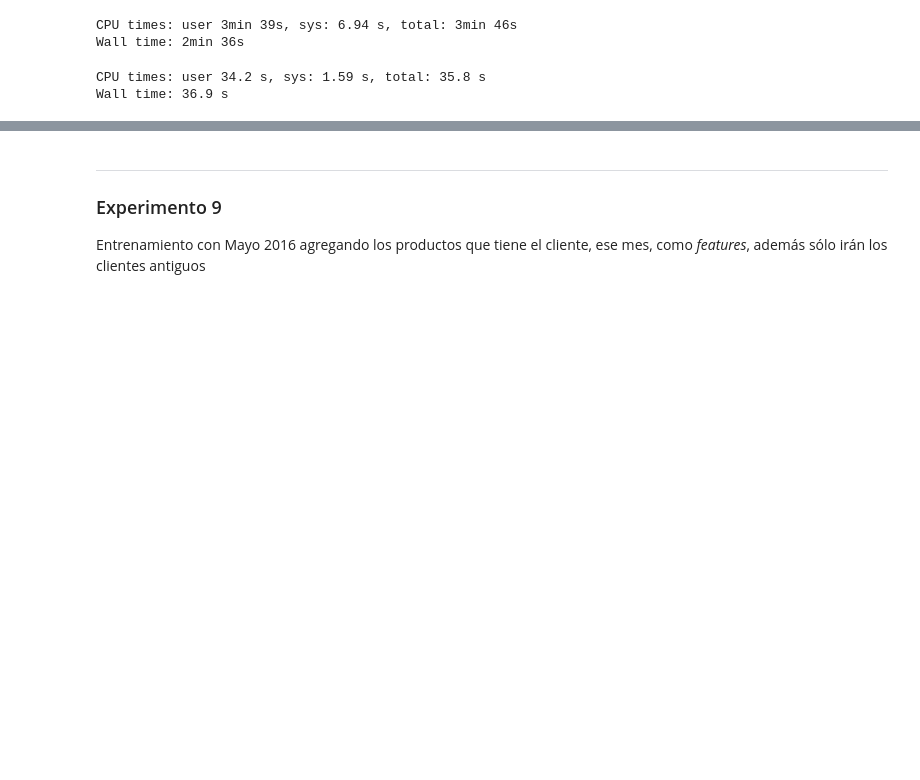
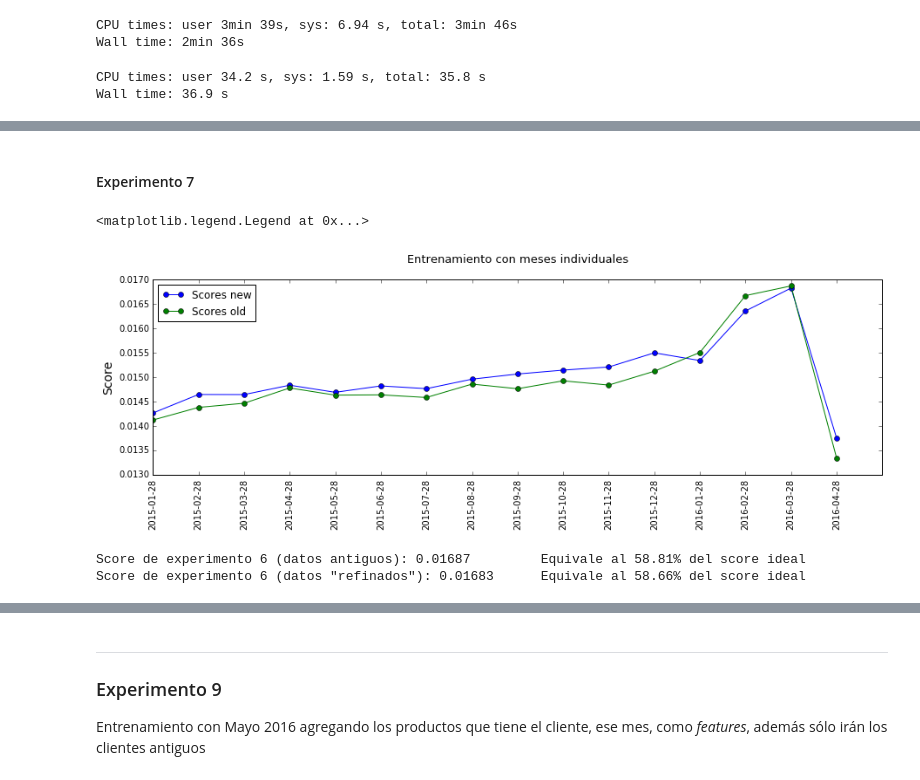
Before and after one commit to sergioml/degree_project, a Jupyter notebook: dont_give_up_3.ipynb, the cells around one changed output, grey strips where cells are left out. Cells and saved outputs as stored; diff of their text form; code cells hidden in the pictures; blank space fills up the shorter version.

```diff
--- a/dont_give_up_3.ipynb
+++ b/dont_give_up_3.ipynb
@@ -54,0 +121,45 @@ Wall time: 36.9 s
+# %% [markdown]
+#### Experimento 7
+# %%
+validation = pd.read_csv('utils/max_scoresv2.csv')
+max_score = validation[validation['fecha'] == '2016-05-28'].iloc[:, -1].values
+
+dates = df.fecha_dato.unique()
+date_test = dates[-1]
+
+res_exp7 = pd.read_csv('scripts/results/experiment7_v2.csv')
+res_exp7['date'] = dates[:-1]
+
+res_exp7_v1 = pd.read_csv('scripts/results/experiment7.csv')
+res_exp7['date'] = dates[:-1]
+scores_exp7_v1 = res_exp7_v1['score'].values
+
+dates_exp7 = res_exp7['date'].values
+scores_exp7 = res_exp7['score'].values
+
+plt.figure(figsize=(15, 4))
+plt.plot(scores_exp7, '-o', scores_exp7_v1, '-o')
+#plt.axhline(max_score[0], color='r', )
+#plt.ylim(scores_exp6.min() - 0.001, max_score[0]+0.001)
+plt.xticks(range(len(dates_exp7)), dates_exp7, rotation=90)
+#for i, val in enumerate(amount_data):
+#    plt.text(i, score[i]+0.001, val, ha='left')
+plt.title('Entrenamiento con meses individuales\n', size=13)
+plt.ylabel('Score', size=14)
+plt.legend(['Scores new', 'Scores old', 'Score ideal ' + '{:.5f}'.format(max_score[0])], loc=0)
+# %% [output]
+<matplotlib.legend.Legend at 0x...>
+[figure, added]
+# %%
+max_index6 = list(reversed(scores_exp6.argsort()))[0]
+max_score6 = scores_exp6[max_index6]
+
+max_score6_v1 = scores_exp6_v1.max()
+
+print('Score de experimento 6 (datos antiguos): {:<15.5f} Equivale al {:.2f}% del score ideal'.format(max_score6_v1,
+                                                                                                     (max_score6_v1/max_score[0])*100))
+print('Score de experimento 6 (datos "refinados"): {:<12.5f} Equivale al {:.2f}% del score ideal'.format(max_score6,
+                                                                                                        (max_score6/max_score[0])*100))
+# %% [output]
+Score de experimento 6 (datos antiguos): 0.01687         Equivale al 58.81% del score ideal
+Score de experimento 6 (datos "refinados"): 0.01683      Equivale al 58.66% del score ideal
```
Also changed, not shown: parts of 48 cells of this notebook.
